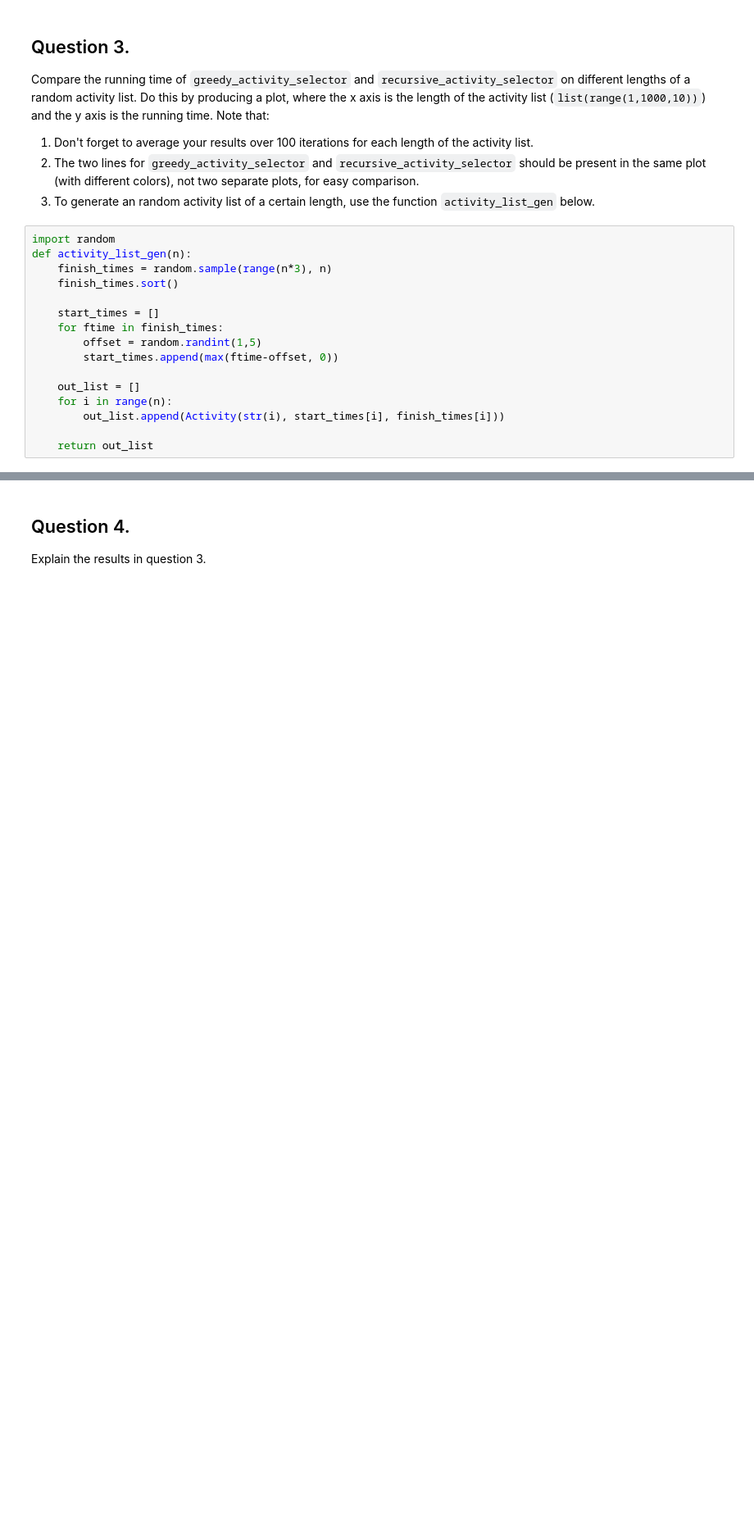
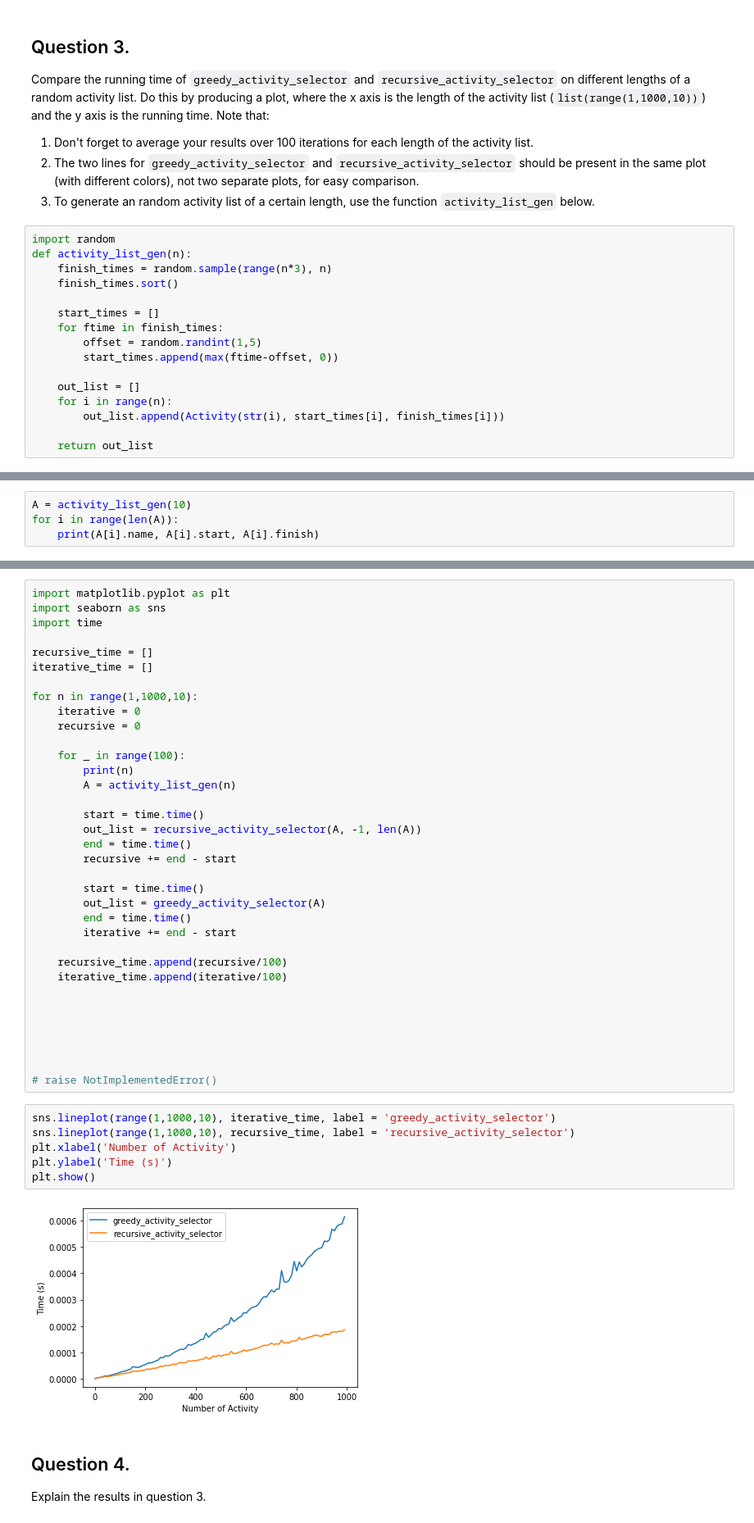
Before and after one commit to mahmud-nobe/CS110_pcw, a Jupyter notebook: CS110_Pre_Class_Work_14_1.ipynb, the cells around one changed output, grey strips where cells are left out. Shown at 82% size. Cells and saved outputs as stored; diff of their text form; blank space fills up the shorter version.

```diff
--- a/CS110_Pre_Class_Work_14_1.ipynb
+++ b/CS110_Pre_Class_Work_14_1.ipynb
@@ -89,0 +134,4 @@ raise NotImplementedError()
+# %%
+A = activity_list_gen(10)
+for i in range(len(A)):
+    print(A[i].name, A[i].start, A[i].finish)
@@ -90,3 +166,46 @@ raise NotImplementedError()
+# %%
+import matplotlib.pyplot as plt
+import seaborn as sns
+import time
+
+recursive_time = []
+iterative_time = []
+
+for n in range(1,1000,10):
+    iterative = 0
+    recursive = 0
+
+    for _ in range(100):
+        print(n)
+        A = activity_list_gen(n)
+
+        start = time.time()
+        out_list = recursive_activity_selector(A, -1, len(A))
+        end = time.time()
+        recursive += end - start
+
+        start = time.time()
+        out_list = greedy_activity_selector(A)
+        end = time.time()
+        iterative += end - start
+
+    recursive_time.append(recursive/100)
+    iterative_time.append(iterative/100)
+
+
+
+
+
+
+# raise NotImplementedError()
+# %%
+sns.lineplot(range(1,1000,10), iterative_time, label = 'greedy_activity_selector')
+sns.lineplot(range(1,1000,10), recursive_time, label = 'recursive_activity_selector')
+plt.xlabel('Number of Activity')
+plt.ylabel('Time (s)')
+plt.show()
+# %% [output]
+[figure, added]
 # %% [markdown]
 ## Question 4.
 Explain the results in question 3.
```
Also changed, not shown: parts of 11 cells of this notebook.
